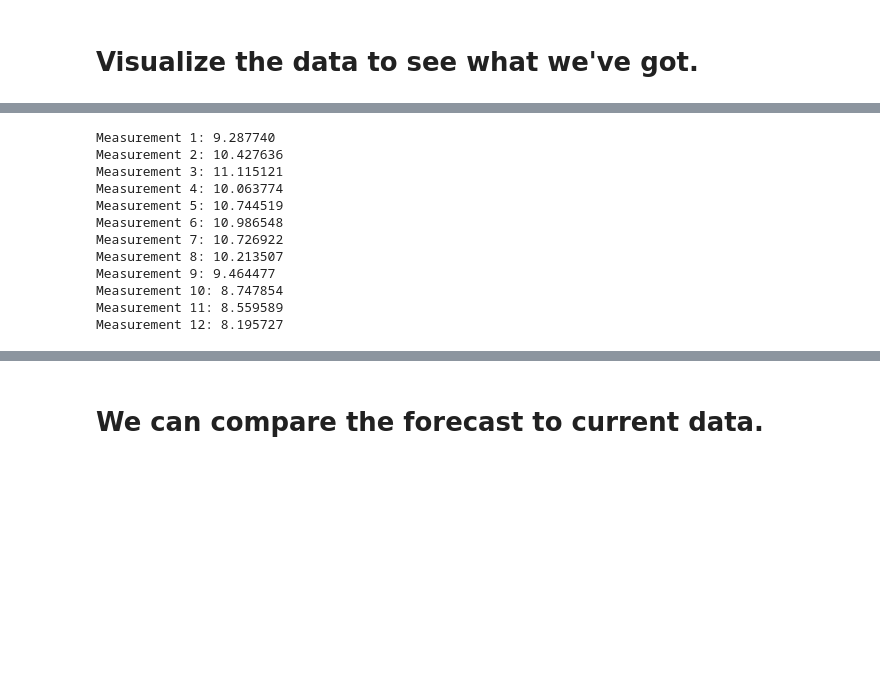
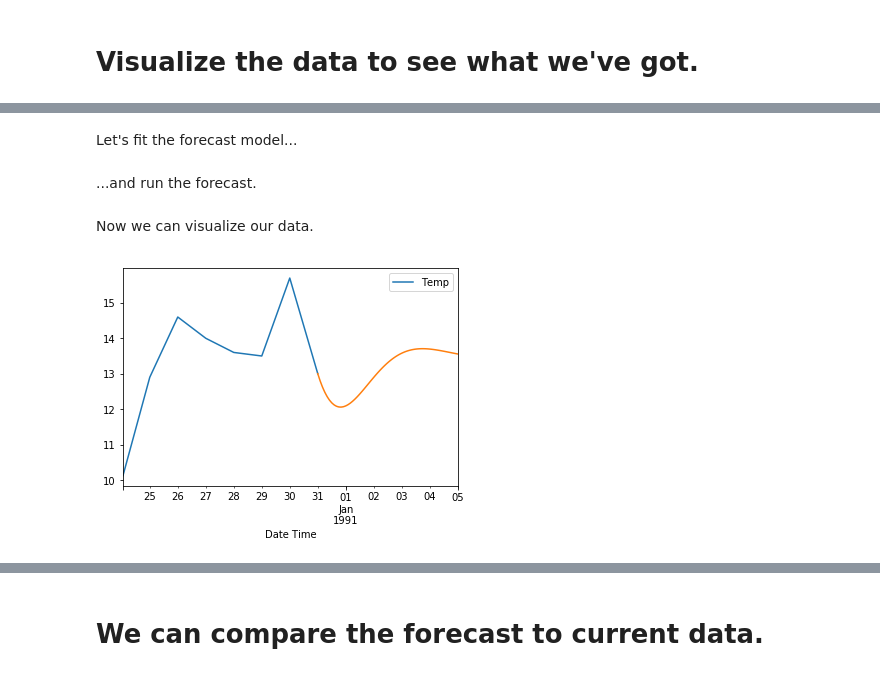
Before and after one commit to eerolat/home-automation-data-forecasting, a Jupyter notebook: Home_Automation_Data_Forecast_ARIMA.ipynb, the cells around one changed output, grey strips where cells are left out. Drawn from its saved outputs; the diff is of its cells as text; code cells hidden in the pictures; blank space fills up the shorter version.

```diff
--- a/Home_Automation_Data_Forecast_ARIMA.ipynb
+++ b/Home_Automation_Data_Forecast_ARIMA.ipynb
@@ -120,40 +72,28 @@ Ready.
-# %%
-from pandas import read_csv
-from statsmodels.tsa.arima_model import ARIMA
-
-# load dataset
-series = read_csv('dataset.csv', header=None)
-# seasonal difference
-X = series.values
-#days_in_year = 365
-samples_per_day = 24
-differenced = difference(X, samples_per_day)
-#differenced = difference_new(series)
-# fit model
-model = ARIMA(differenced, order=(12,0,1))
-model_fit = model.fit(disp=0)
-# multi-step out-of-sample forecast
-start_index = len(differenced)
-end_index = start_index + 11
-forecast = model_fit.predict(start=start_index, end=end_index)
-# invert the differenced forecast to something usable
-history = [x for x in X]
-measurement = 1
-for yhat in forecast:
-	inverted = inverse_difference(history, yhat, samples_per_day)
-	print('Measurement %d: %f' % (measurement, inverted))
-	history.append(inverted)
-	measurement += 1
-# %% [output]
-Measurement 1: 9.287740
-Measurement 2: 10.427636
-Measurement 3: 11.115121
-Measurement 4: 10.063774
-Measurement 5: 10.744519
-Measurement 6: 10.986548
-Measurement 7: 10.726922
-Measurement 8: 10.213507
-Measurement 9: 9.464477
-Measurement 10: 8.747854
-Measurement 11: 8.559589
-Measurement 12: 8.195727
+# %%
+forecast_days = 5
+# %% [markdown]
+Let's fit the forecast model...
+# %%
+from pandas import read_csv
+from statsmodels.tsa.arima_model import ARIMA
+import datetime
+
+model = ARIMA(series, order=(4,0,2))
+model_fit = model.fit(disp=0)
+# %% [markdown]
+...and run the forecast.
+# %%
+start_index = series.index[-1]
+end_index = start_index + datetime.timedelta(forecast_days)
+forecast = model_fit.predict(start=start_index, end=end_index)
+# %% [markdown]
+Now we can visualize our data.
+# %%
+from matplotlib import pyplot
+
+
+series.last('7D').plot()
+forecast.plot()
+pyplot.show()
+# %% [output]
+[figure, added]
```
Also changed, not shown: parts of 14 cells of this notebook.
